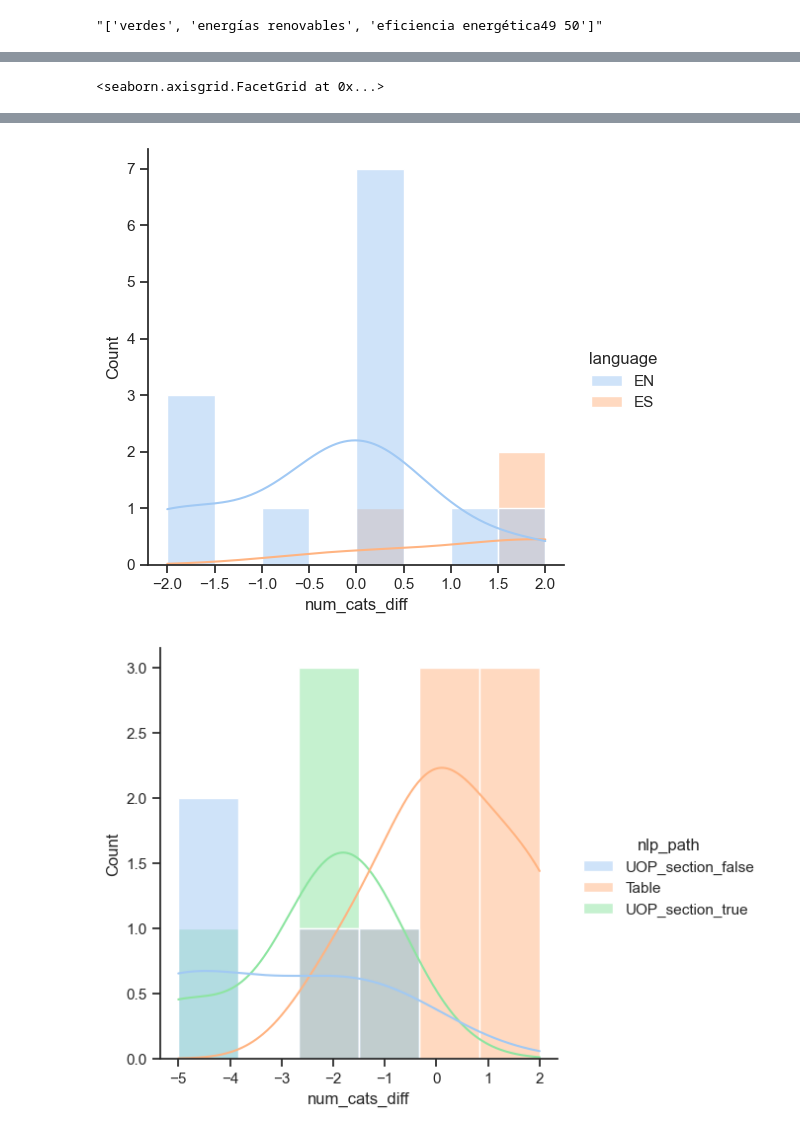
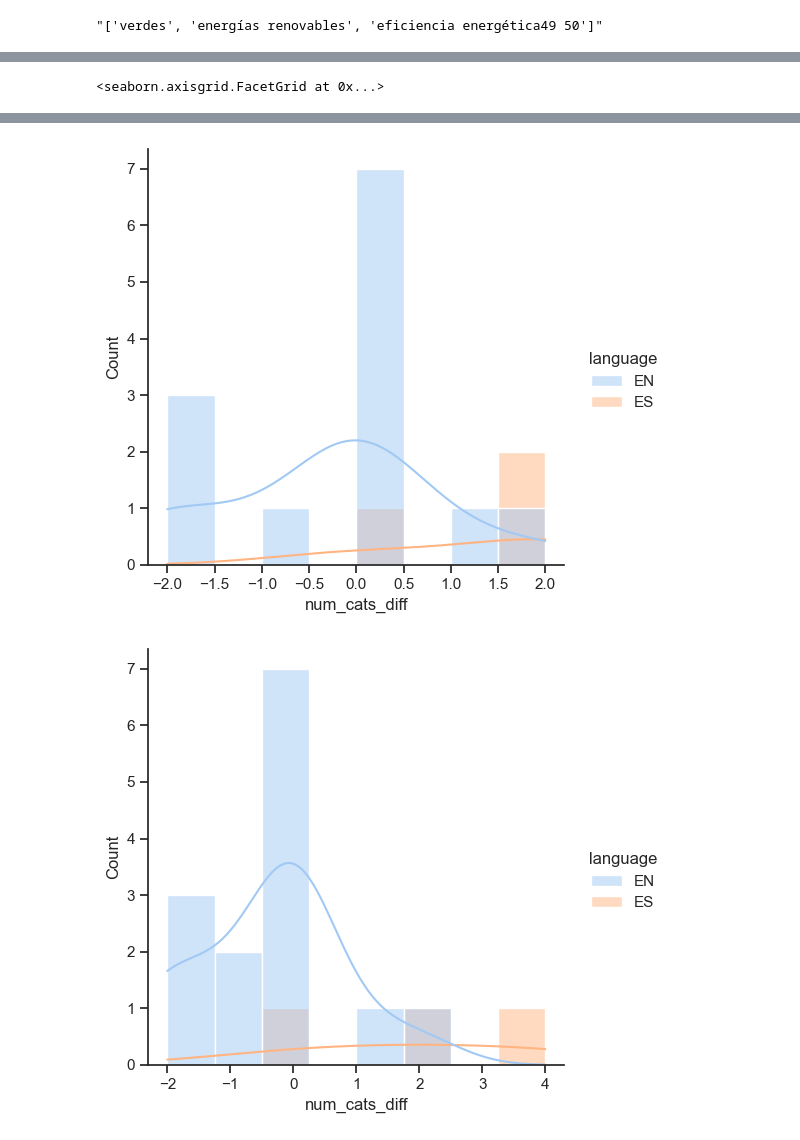
Before and after one commit to emw9805-notabot/ADSCert_project_Watson, a Jupyter notebook: Eval_metrics_V4.ipynb, the cells around one changed output, grey strips where cells are left out. Cells and saved outputs as stored; diff of their text form; code cells hidden in the pictures.

```diff
--- a/Eval_metrics_V4.ipynb
+++ b/Eval_metrics_V4.ipynb
@@ -255,6 +278,17 @@ for r in pred_train_df_v7.itertuples(index=False):
     elif r.ES_partial:
         ES_percent_pred.append('ES partial')
 pred_train_df_v7['ES_percent_pred'] = ES_percent_pred
+# %%
+# create y_pred based on ES percent cols - V8 sim TH = 0.97 & cleanup TH 0.77
+ES_percent_pred = []
+for r in pred_train_df_v8.itertuples(index=False):
+    if r.ES_0_percent:
+        ES_percent_pred.append('ES 0%')
+    elif r.ES_100_percent:
+        ES_percent_pred.append('ES 100%')
+    elif r.ES_partial:
+        ES_percent_pred.append('ES partial')
+pred_train_df_v8['ES_percent_pred'] = ES_percent_pred
 # %%
 # create a dataset containing results for confusion matrix - V4 sim TH = 0.65
 
@@ -411,3 +461,13 @@ ES_partial_True_Positives
 False    17
 True     17
 Name: count, dtype: int64
+# %%
+# create ES Partial TP col based on ES percent cols - V8 sim TH = 0.97 & cleanup TH 0.77
+ES_partial_True_Positives = []
+for r in conf_mtrx_df_v8.itertuples(index=False):
+    if r.ES_percent_true == 'ES partial' and r.ES_percent_pred == 'ES partial':
+        ES_partial_True_Positives.append(True)
+    else:
+        ES_partial_True_Positives.append(False)
+conf_mtrx_df_v8['ES_partial_True_Positives'] = ES_partial_True_Positives
+conf_mtrx_df_v8['ES_partial_True_Positives'].value_counts()
@@ -678,14 +783,17 @@ print(f1_v7)
 # %%
 # line plot the accuracy results
-
+fig, ax = plt.subplots
 accuracy_measures = {'Run': ['R1', 'R1','R1', 'R2', 'R2', 'R2',
-                             'R3', 'R3', 'R3', 'R4', 'R4', 'R4'],
+                             'R3', 'R3', 'R3', 'R4', 'R4', 'R4',
+                             'R5', 'R5', 'R5'],
                     'Metric': ['Accuracy', 'Cohens Kappa' , 'F1' , 'Accuracy', 'Cohens Kappa' , 'F1',
-                               'Accuracy', 'Cohens Kappa' , 'F1' , 'Accuracy', 'Cohens Kappa' , 'F1'],
+                               'Accuracy', 'Cohens Kappa' , 'F1' , 'Accuracy', 'Cohens Kappa' , 'F1',
+                               'Accuracy', 'Cohens Kappa' , 'F1'],
                     'Values': [as_frac, ck, f1, as_frac_v5, ck_v5, f1_v5,
-                               as_frac_v6, ck_v6, f1_v6, as_frac_v7, ck_v7, f1_v7]}
+                               as_frac_v6, ck_v6, f1_v6, as_frac_v7, ck_v7, f1_v7,
+                               as_frac_v8, ck_v8, f1_v8]}
 acc_meas_df = pd.DataFrame(accuracy_measures)
-sns.set_theme(style = "darkgrid")
+sns.set_theme(style='ticks', palette = 'pastel')
 sns.lineplot(data = acc_meas_df, x = 'Run', y = 'Values', hue= 'Metric', marker = 'o')
 
 plt.title('Accuracy scores across pipeline runs')
@@ -792,3 +900,8 @@ Data columns (total 12 columns):
  11  ES_partial_True_Positives  17 non-null     bool
 dtypes: bool(1), float64(2), int64(3), str(6)
 memory usage: 2.9 KB
+# %%
+# create a dataset containing results for boxplots - V8 sim TH = 0.97 & cleanup TH 0.77
+
+boxplot_df_v8 = conf_mtrx_df_v8.query("ES_partial_True_Positives == True")
+boxplot_df_v8.info()
@@ -974,15 +1201,19 @@ Name: num_cats_diff, dtype: float64
 # %%
 # breakdown of
 
 sns.displot(boxplot_df, x='num_cats_diff', hue= 'language', kde=True)
 sns.displot(boxplot_df_v5, x='num_cats_diff', hue = 'language', kde=True)
 sns.displot(boxplot_df_v6, x='num_cats_diff', hue = 'language', kde=True)
+sns.displot(boxplot_df_v7, x='num_cats_diff', hue = 'language', kde=True)
+sns.displot(boxplot_df_v8, x='num_cats_diff', hue = 'language', kde=True)
 sns.displot(boxplot_df, x='num_cats_diff', hue= 'nlp_path', kde=True)
 sns.displot(boxplot_df_v5, x='num_cats_diff', hue = 'nlp_path', kde=True)
 sns.displot(boxplot_df_v6, x='num_cats_diff', hue = 'nlp_path', kde=True)
+sns.displot(boxplot_df_v7, x='num_cats_diff', hue = 'nlp_path', kde=True)
+sns.displot(boxplot_df_v8, x='num_cats_diff', hue = 'nlp_path', kde=True)
 # %% [output]
 <seaborn.axisgrid.FacetGrid at 0x...>
 [figure]
 [figure]
 [figure]
-[figure, old version]
+[figure, new version]
```
Also changed, not shown: parts of 23 cells of this notebook, 1 other file.
